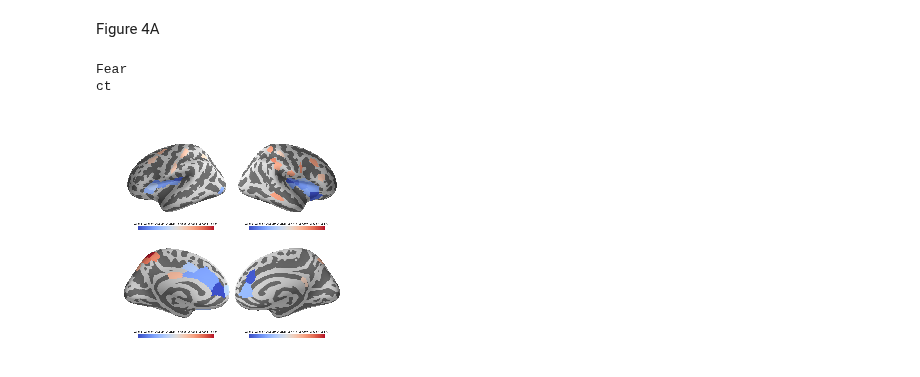
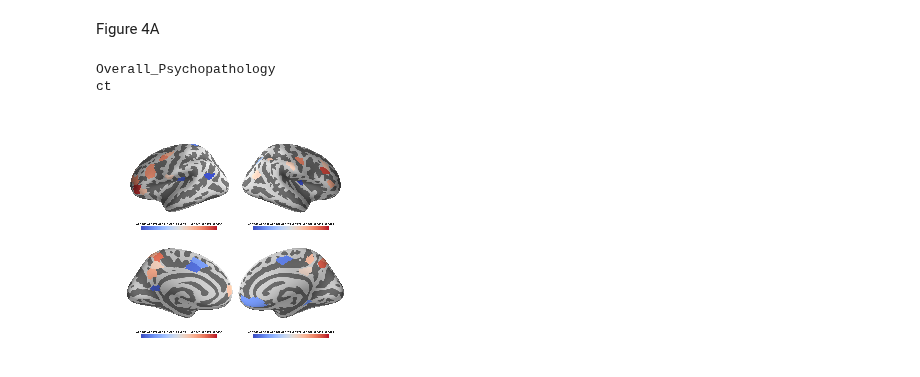
Before and after one commit to lindenmp/normative_neurodev_cs_t1, a Jupyter notebook: code/results_s2.ipynb, the cells around one changed output. Saved outputs shown, nothing was run; the diff lists cells and outputs as text; code cells hidden in the pictures.

```diff
--- a/code/results_s2.ipynb
+++ b/code/results_s2.ipynb
@@ -292,5 +281,5 @@ print(str(np.sum(df_pheno_z['p_perm_fdr'] < .05)) + ' significant effects (fdr)'
 # %%
-alpha = 0.05/len(phenos)
+alpha = 0.05
 print(len(phenos))
 print(alpha)
 # %% [output]
@@ -405,12 +385,12 @@ for pheno in phenos:
         region_filt = np.logical_and(age_filt,smse_filt)
 
         df_tmp = df_pheno.loc[pheno,['coef','sig_age_smse']].filter(regex = metric, axis = 0).copy()
-        pos_counts.loc[('pre-nm',metric),pheno] = df_tmp.loc[df_tmp['coef']>0,'sig_age_smse'].sum() / region_filt.sum()*100
-        neg_counts.loc[('pre-nm',metric),pheno] = df_tmp.loc[df_tmp['coef']<0,'sig_age_smse'].sum() / region_filt.sum()*100
+        pos_counts.loc[('pre-nm',metric),pheno] = df_tmp.loc[df_tmp['coef']>0,'sig_age_smse'].sum() / num_parcels*100
+        neg_counts.loc[('pre-nm',metric),pheno] = df_tmp.loc[df_tmp['coef']<0,'sig_age_smse'].sum() / num_parcels*100
 
         df_tmp = df_pheno_z.loc[pheno,['coef','sig_age_smse']].filter(regex = metric, axis = 0).copy()
-        pos_counts.loc[('nm',metric),pheno] = df_tmp.loc[df_tmp['coef']>0,'sig_age_smse'].sum() / region_filt.sum()*100
-        neg_counts.loc[('nm',metric),pheno] = df_tmp.loc[df_tmp['coef']<0,'sig_age_smse'].sum() / region_filt.sum()*100
+        pos_counts.loc[('nm',metric),pheno] = df_tmp.loc[df_tmp['coef']>0,'sig_age_smse'].sum() / num_parcels*100
+        neg_counts.loc[('nm',metric),pheno] = df_tmp.loc[df_tmp['coef']<0,'sig_age_smse'].sum() / num_parcels*100
 # %%
 pos_counts
 # %% [output]
@@ -560,0 +437,25 @@ Fear
+# %%
+num_sig_regions = pd.DataFrame(index = metrics, columns = phenos)
+counts_greater = pd.DataFrame(index = metrics, columns = phenos)
+counts_smaller = pd.DataFrame(index = metrics, columns = phenos)
+
+for i, metric in enumerate(metrics):
+    for j, pheno in enumerate(phenos):
+        df_tmp = df_pheno.loc[pheno,['coef','sig_age_smse']].filter(regex = metric, axis = 0).copy()
+        df_tmp_z = df_pheno_z.loc[pheno,['coef','sig_age_smse']].filter(regex = metric, axis = 0).copy()
+
+        count_great = 0
+        count_small = 0
+        for col, _ in df_tmp_z.loc[df_tmp_z['sig_age_smse'],:].iterrows():
+#         for col, _ in df_tmp.loc[df_tmp['sig_age_smse'],:].iterrows():
+            xy = np.abs(df_tmp_z.loc[col,'coef']) # correlation between phenotype and deviation
+            xz = np.abs(df_tmp.loc[col,'coef']) # correlation between phenotype and brain feature
+            yz = np.abs(sp.stats.spearmanr(df_node[col],df_z[col])[0]) # correlation deviation and brain feature
+            r = dependent_corr(xy, xz, yz, df_z.shape[0], twotailed=True) # test for difference between correlations
+            if r[0] > 0 and r[1] < .05: # if difference is positive and significant, then normative analysis yielded bigger effect size
+                count_great += 1
+            elif r[0] < 0 and r[1] < .05: # if difference is negative and significant, then normative analysis yielded smaller effect size
+                count_small += 1
+        # store
+        counts_greater.loc[metric,pheno] = count_great
+        counts_smaller.loc[metric,pheno] = count_small
@@ -611,8 +523,8 @@ Populating the interactive namespace from numpy and matplotlib
 # %% [markdown]
 ## Brain plots nispat
 # %%
-for pheno in phenos[5:]:
-    for metric in metrics[0],:
+for pheno in phenos:
+    for metric in metrics:
         for hemi in ('lh', 'rh'):
             print(pheno, metric)
             # Plots of univariate pheno correlation
@@ -646,33 +567,33 @@ Figure 4A
 f, axes = plt.subplots(2, 2)
 f.set_figwidth(4)
 f.set_figheight(4)
 plt.subplots_adjust(wspace=0, hspace=0)
 
-pheno = phenos[5]; print(pheno)
+pheno = phenos[0]; print(pheno)
 metric = metrics[0]; print(metric)
 # column 0:
 fig_str = 'lh_'+pheno+'_'+metric+'_z.png'
 try:
 #     axes[0,0].set_title('Thickness (left)')
     image = mpimg.imread('lat_' + fig_str); axes[0,0].imshow(image); axes[0,0].axis('off')
 except FileNotFoundError: axes[0,0].axis('off')
 try:
     image = mpimg.imread('med_' + fig_str); axes[1,0].imshow(image); axes[1,0].axis('off')
 except FileNotFoundError: axes[1,0].axis('off')
 
 # column 1:
 fig_str = 'rh_'+pheno+'_'+metric+'_z.png'
 try:
 #     axes[0,1].set_title('Thickness (right)')
     image = mpimg.imread('lat_' + fig_str); axes[0,1].imshow(image); axes[0,1].axis('off')
 except FileNotFoundError: axes[0,1].axis('off')
 try:
     image = mpimg.imread('med_' + fig_str); axes[1,1].imshow(image); axes[1,1].axis('off')
 except FileNotFoundError: axes[1,1].axis('off')
 
 plt.show()
 f.savefig(metric+'_'+pheno+'_z.png', dpi = 300, bbox_inches = 'tight', pad_inches = 0)
 # %% [output]
-Fear
+Overall_Psychopathology
 ct
-[figure, old version]
+[figure, new version]
```
Also changed, not shown: parts of 45 cells of this notebook, 1 other file.
